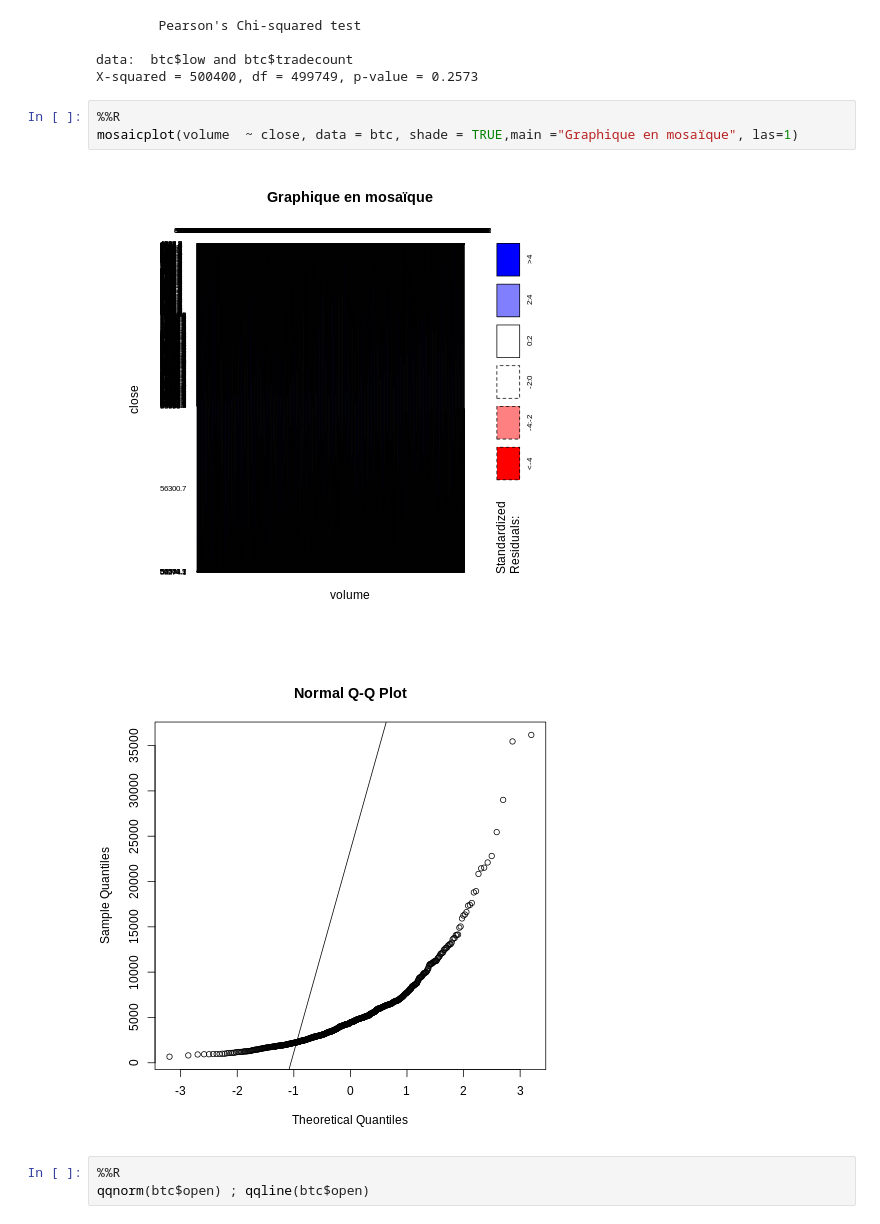
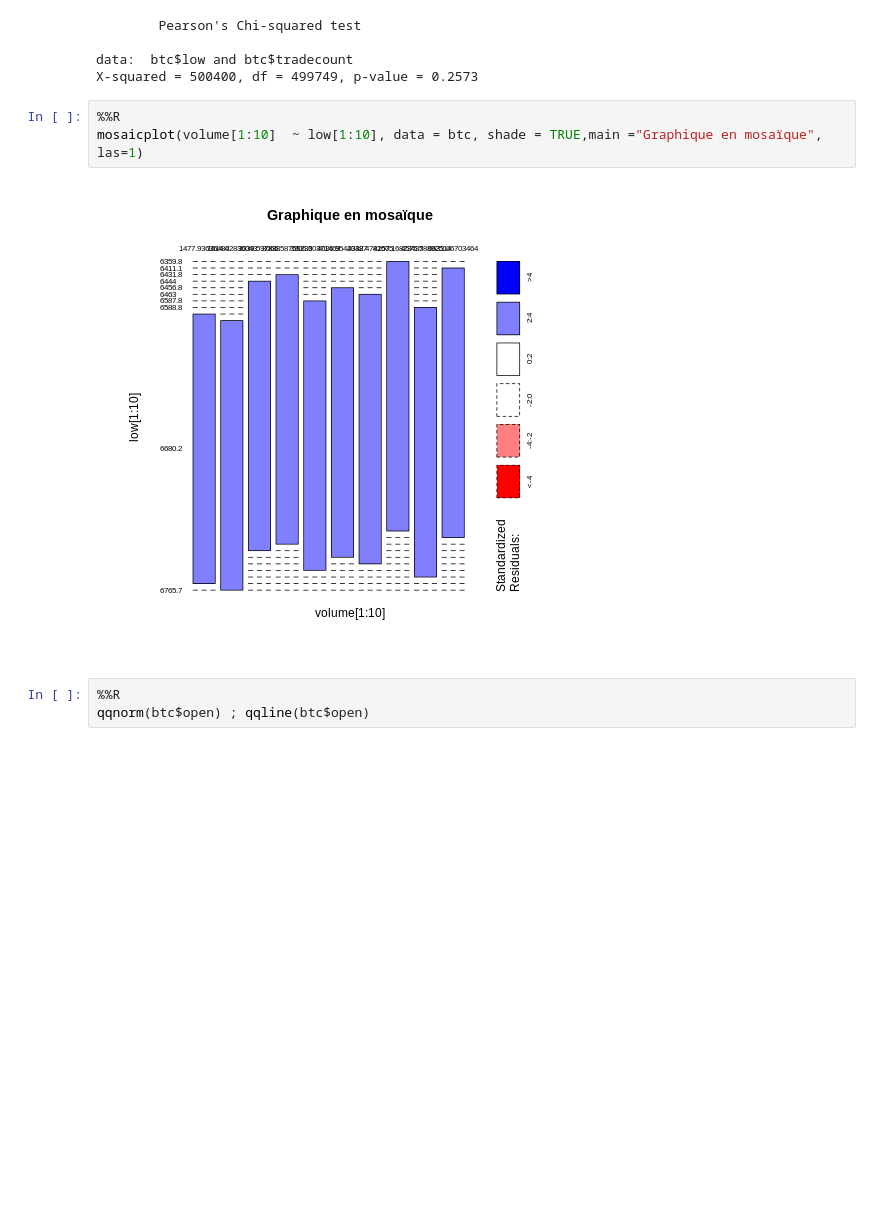
Before and after one commit to apollosoldier/todo, a Jupyter notebook: Project_Estimation_VF.ipynb, the cells around one changed output. Cells and saved outputs as stored; diff of their text form; blank space fills up the shorter version.

```diff
--- a/Project_Estimation_VF.ipynb
+++ b/Project_Estimation_VF.ipynb
@@ -406,10 +406,9 @@ data:  btc$low and btc$tradecount
 X-squared = 500400, df = 499749, p-value = 0.2573
 # %%
 %%R
-mosaicplot(volume  ~ close, data = btc, shade = TRUE,main ="Graphique en mosaïque", las=1)
+mosaicplot(volume[1:10]  ~ low[1:10], data = btc, shade = TRUE,main ="Graphique en mosaïque", las=1)
 # %% [output]
-[figure, old version]
+[figure, new version]
-[figure, removed]
 # %%
 %%R
 qqnorm(btc$open) ; qqline(btc$open)
```
